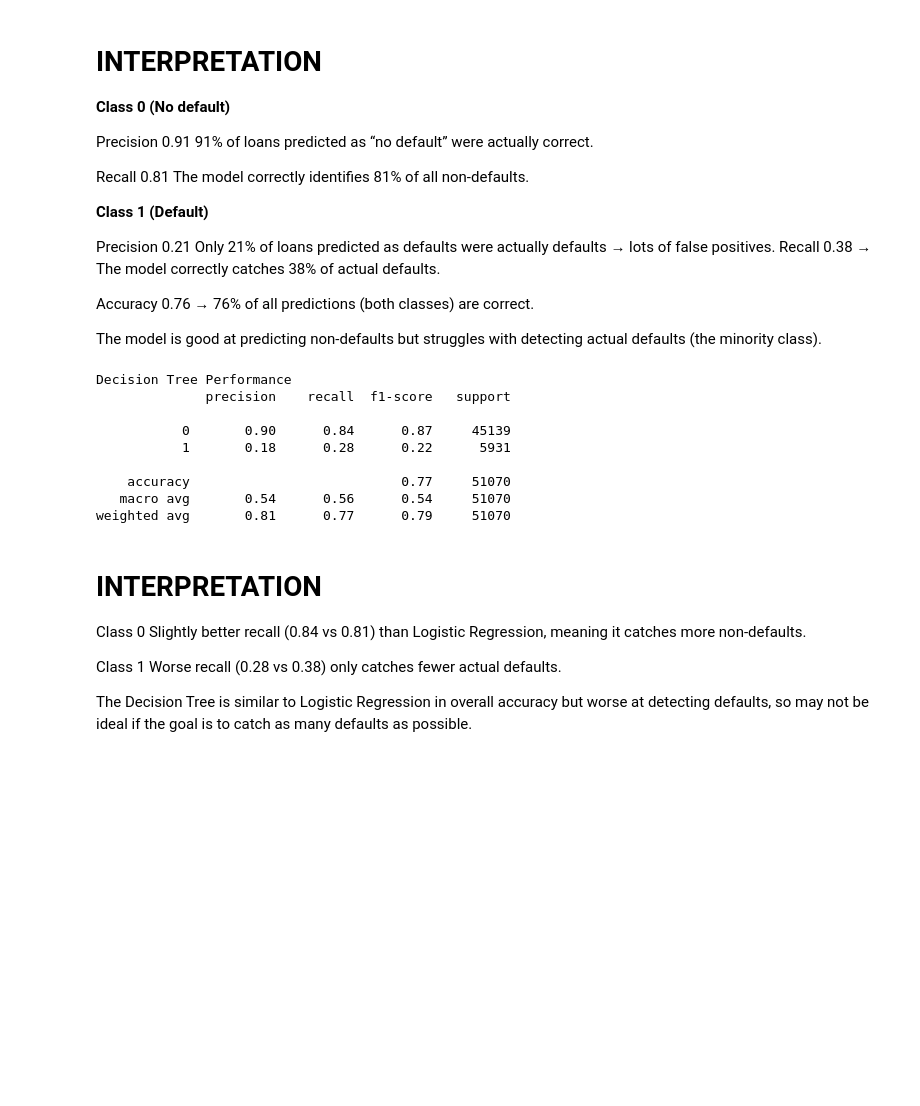
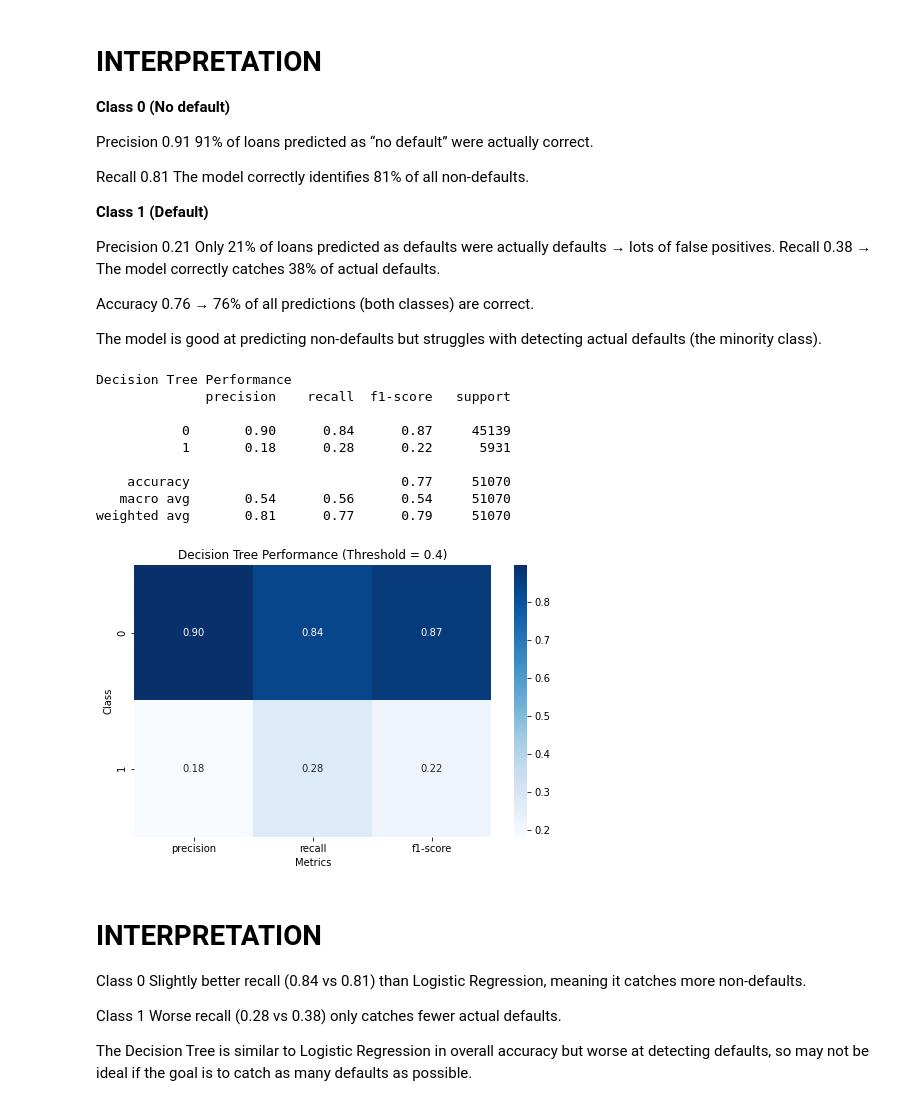
Before and after one commit to FGithaiga/LOAN-DEFAULT-PREDICTION, a Jupyter notebook: index.ipynb, the cells around one changed output. Drawn from its saved outputs; the diff is of its cells as text; code cells hidden in the pictures; blank space fills up the shorter version.

```diff
--- a/index.ipynb
+++ b/index.ipynb
@@ -398,16 +413,31 @@ The model is good at predicting non-defaults but struggles with detecting actual
 # %%
 print("Decision Tree Performance")
 print(classification_report(y_test, y_pred_tree_thresh))
+
+# Generate classification report as a dictionary
+report_tree = classification_report(y_test, y_pred_tree_thresh, output_dict=True)
+
+# Convert to DataFrame
+report_tree_df = pd.DataFrame(report_tree).transpose()
+
+# Plot Precision, Recall, F1-score for each class
+plt.figure(figsize=(8,5))
+sns.heatmap(report_tree_df.iloc[:-3, :3], annot=True, cmap="Blues", fmt=".2f")
+plt.title("Decision Tree Performance (Threshold = 0.4)")
+plt.ylabel("Class")
+plt.xlabel("Metrics")
+plt.show()
 # %% [output]
 Decision Tree Performance
               precision    recall  f1-score   support
 
            0       0.90      0.84      0.87     45139
            1       0.18      0.28      0.22      5931
 
     accuracy                           0.77     51070
    macro avg       0.54      0.56      0.54     51070
 weighted avg       0.81      0.77      0.79     51070
+[figure, added]
 # %% [markdown]
 # **INTERPRETATION**
 Class 0  Slightly better recall (0.84 vs 0.81) than Logistic Regression, meaning it catches more non-defaults.
```
Also changed, not shown: parts of 2 cells of this notebook.
